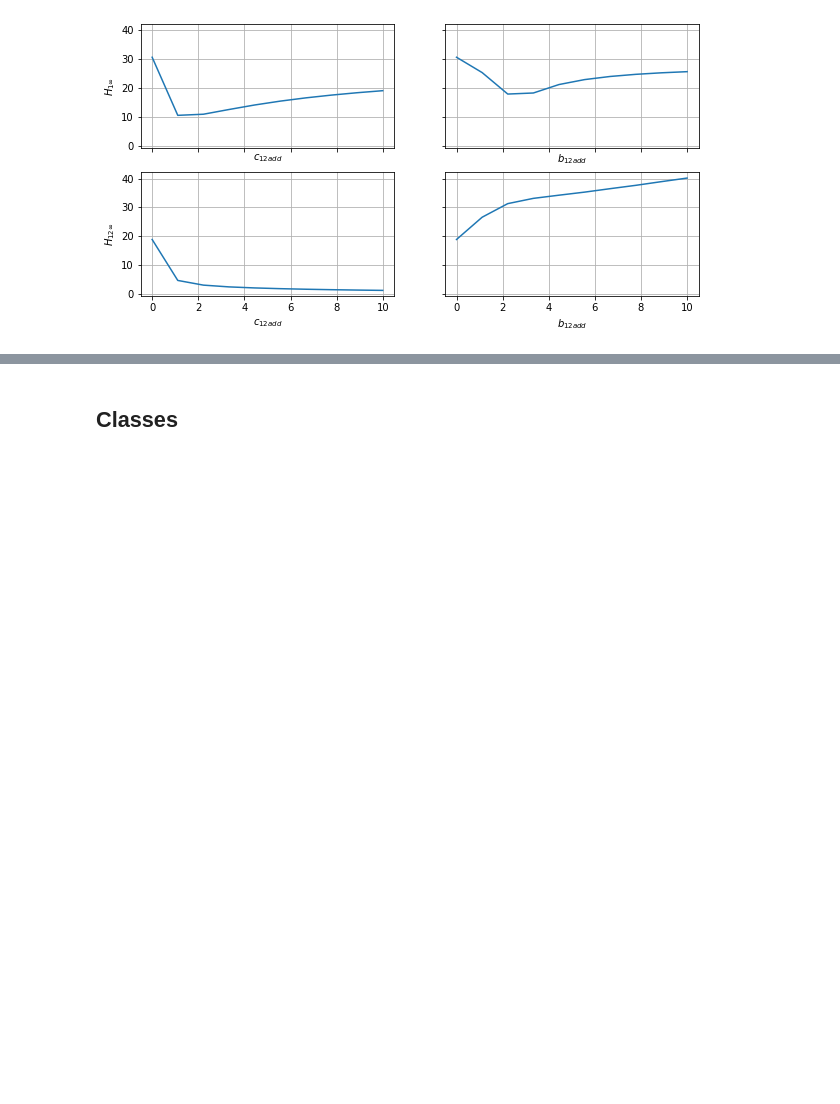
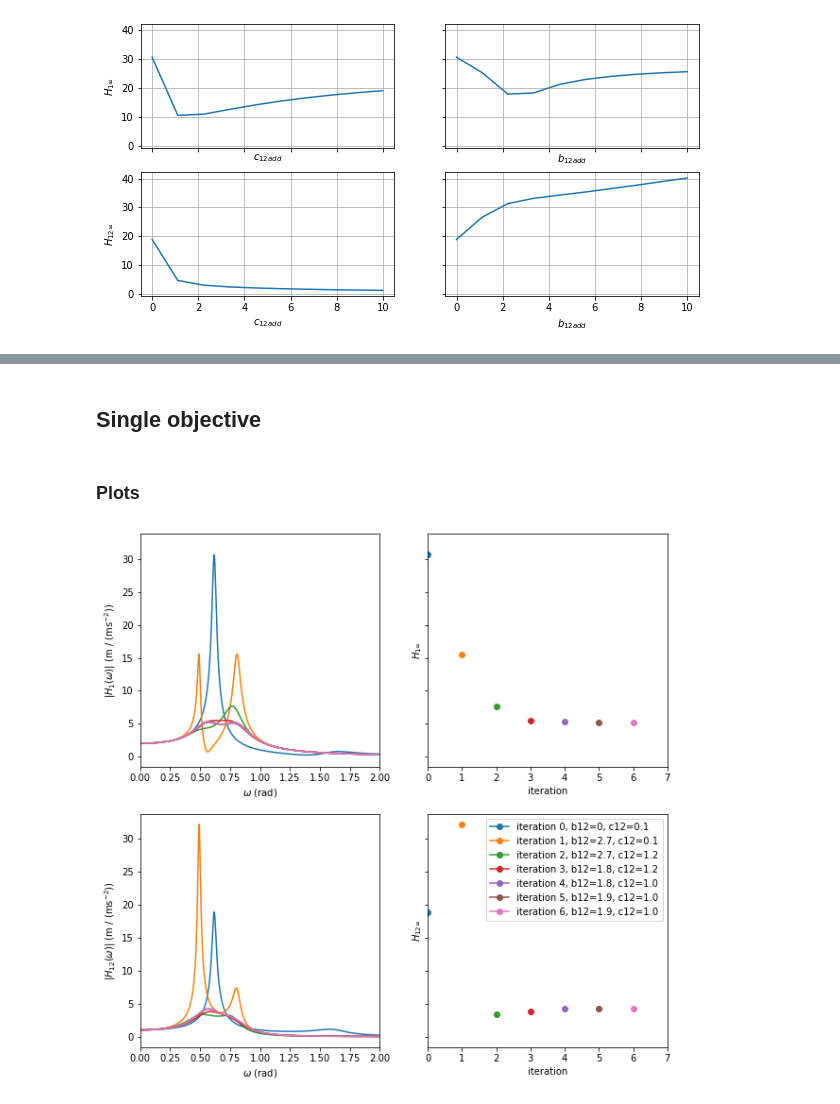
Before and after one commit to carloshernangarrido/vibration-control, a Jupyter notebook: 2dof_str_v3.ipynb, the cells around one changed output, grey strips where cells are left out. Cells and saved outputs as stored; diff of their text form; code cells hidden in the pictures; blank space fills up the shorter version.

```diff
--- a/2dof_str_v3.ipynb
+++ b/2dof_str_v3.ipynb
@@ -222,2 +234,21 @@ Text(0.5, 0, '$b_{12add}$')
+# %%
+def optim_H_1_H_12_inf(tf, alpha, lambda_opt=1, n_iter_over2=3):
+  assert 0 <= lambda_opt <= 1
+  H_1_H_12_inf_c12_add = lambda x : lambda_opt * tf.H_inf(0, par.get_parameters(alpha=alpha, b12_add=0, c12_add=x)) + (1-lambda_opt) * tf.H_inf(1, par.get_parameters(alpha=alpha, b12_add=0, c12_add=x))
+  H_1_H_12_inf_b12_add = lambda x : lambda_opt * tf.H_inf(0, par.get_parameters(alpha=alpha, b12_add=x, c12_add=0)) + (1-lambda_opt) * tf.H_inf(1, par.get_parameters(alpha=alpha, b12_add=x, c12_add=0))
+  tfs = [copy.deepcopy(tf)]
+  for i_iter in range(n_iter_over2):
+    b12 = sp.optimize.minimize_scalar(H_1_H_12_inf_b12_add).x
+    H_1_H_12_inf_c12_add = lambda x : lambda_opt * tf.H_inf(0, par.get_parameters(alpha=alpha, b12_add=b12, c12_add=x)) + (1-lambda_opt) * tf.H_inf(1, par.get_parameters(alpha=alpha, b12_add=b12, c12_add=x))
+    tfs.append(copy.deepcopy(tf))
+    c12 = sp.optimize.minimize_scalar(H_1_H_12_inf_c12_add).x
+    H_1_H_12_inf_b12_add = lambda x : lambda_opt * tf.H_inf(0, par.get_parameters(alpha=alpha, b12_add=x, c12_add=c12)) + (1-lambda_opt) * tf.H_inf(1, par.get_parameters(alpha=alpha, b12_add=x, c12_add=c12))
+    tfs.append(copy.deepcopy(tf))
+  return tfs
+# %% [markdown]
+## Single objective
+# %%
+tf = TF(A, B, C, D).subs(i_output, par.get_parameters(alpha, 0, 0))
+tfs = optim_H_1_H_12_inf(tf, alpha, lambda_opt=1)
 # %% [markdown]
-## Classes
+### Plots
@@ -225,0 +255,27 @@ alpha_p = np.linspace(.01, 1, 10)
+# %%
+fig, ax = plt.subplots(2, 2, figsize=[10, 10], sharey=True)
+for i, tf in enumerate(tfs):
+  tf.subs(i_output=0)
+  ax[0,0].plot(tf._freqresp_w, np.abs(tf._freqresp_H))
+  ax[0,0].set_xlim([0, 2])
+  ax[0,0].set_xlabel('$\omega$ (rad)')
+  ax[0,0].set_ylabel('$|H_1(\omega)|$ (m / (ms$^{-2}$))')
+  ax[0,1].plot(i, tf.H_inf(), marker='o')
+  ax[0,1].set_ylabel('$H_{1\infty}$')
+  ax[0,1].set_xlabel('iteration')
+  ax[0,1].set_xlim([0, len(tfs)])
+  tf.subs(i_output=1)
+  ax[1,0].plot(tf._freqresp_w, np.abs(tf._freqresp_H), label=f"iteration {i}")
+  ax[1,0].set_xlim([0, 2])
+  ax[1,0].set_xlabel('$\omega$ (rad)')
+  ax[1,0].set_ylabel('$|H_{12}(\omega)|$ (m / (ms$^{-2}$))')
+  ax[1,1].plot(i, tf.H_inf(), marker='o',
+               label=f"iteration {i}, b12={round(tf.parameters['b12'],1)}, c12={round(tf.parameters['c12'],1)}")
+  ax[1,1].set_ylabel('$H_{12 \infty}$')
+  ax[1,1].set_xlabel('iteration')
+  ax[1,1].set_xlim([0, len(tfs)])
+  ax[1,1].legend()
+
+plt.show()
+# %% [output]
+[figure, added]
```
Also changed, not shown: parts of 6 cells of this notebook.
